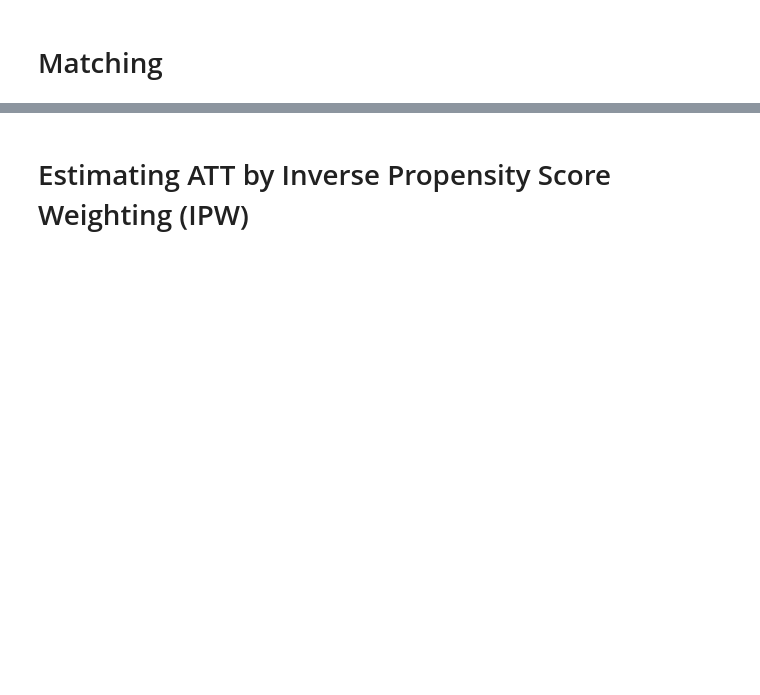
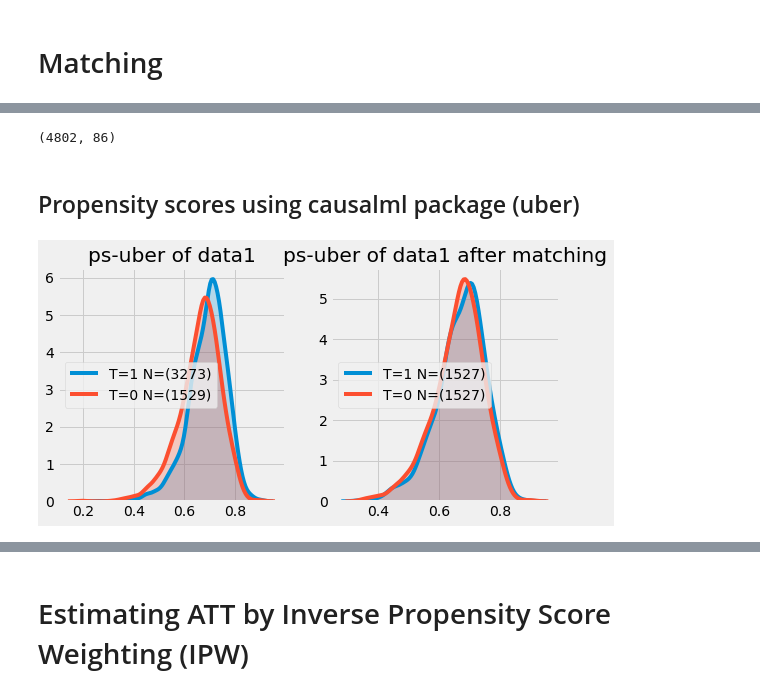
Before and after one commit to Amirgav-zz/CI_TAU_2019, a Jupyter notebook: HW/ex_4/Homework 4-20191222/data_exploration.ipynb, the cells around one changed output, grey strips where cells are left out. Saved outputs shown, nothing was run; the diff lists cells and outputs as text; code cells hidden in the pictures; blank space fills up the shorter version.

```diff
--- a/HW/ex_4/Homework 4-20191222/data_exploration.ipynb
+++ b/HW/ex_4/Homework 4-20191222/data_exploration.ipynb
@@ -198,3 +210,10 @@ def plot_pscores(datasets, titles=['propensity score of data1','propensity score
 cols_to_drop = ['T','Y']
 data1_cov = data11.drop(columns=cols_to_drop)
 data2_cov = data21.drop(columns=cols_to_drop)
+# %%
+X1 = data1_cov
+Y1 = data11['Y']
+T1 = data11['T']
+X2 = data2_cov
+Y2 = data21['Y']
+T2 = data11['T']
@@ -283,0 +366,19 @@ plot_pscores(datasets=[data21,data_matched2],titles=['propensity score of data2'
+# %%
+data11.shape
+# %% [output]
+(4802, 86)
+# %% [markdown]
+## Propensity scores using causalml package (uber)
+# %%
+from causalml.propensity import ElasticNetPropensityModel
+
+pm = ElasticNetPropensityModel(n_fold=5, random_state=42)
+ps1 = pm.fit_predict(X1, T1)
+ps2 = pm.fit_predict(X2, T2)
+# %%
+data11['ps_uber'] = ps1
+data_matched1 = find_propensity_score_matches(data11, 'T', 'ps_uber', caliper=0.25, distance='linear')
+data_matched1.dropna(subset=['matched_control_idx'],inplace=True)
+plot_pscores(datasets=[data11,data_matched1],titles=['ps-uber of data1','ps-uber of data1 after matching'])
+# %% [output]
+[figure, added]
```
Also changed, not shown: parts of 30 cells of this notebook, 3 other files.
